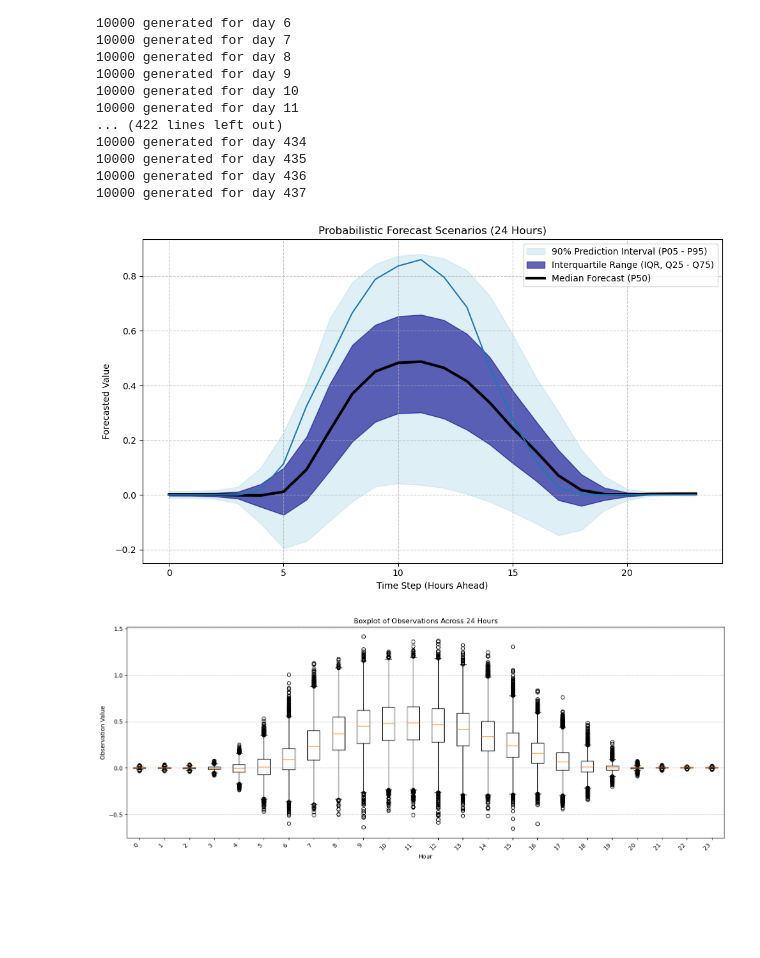
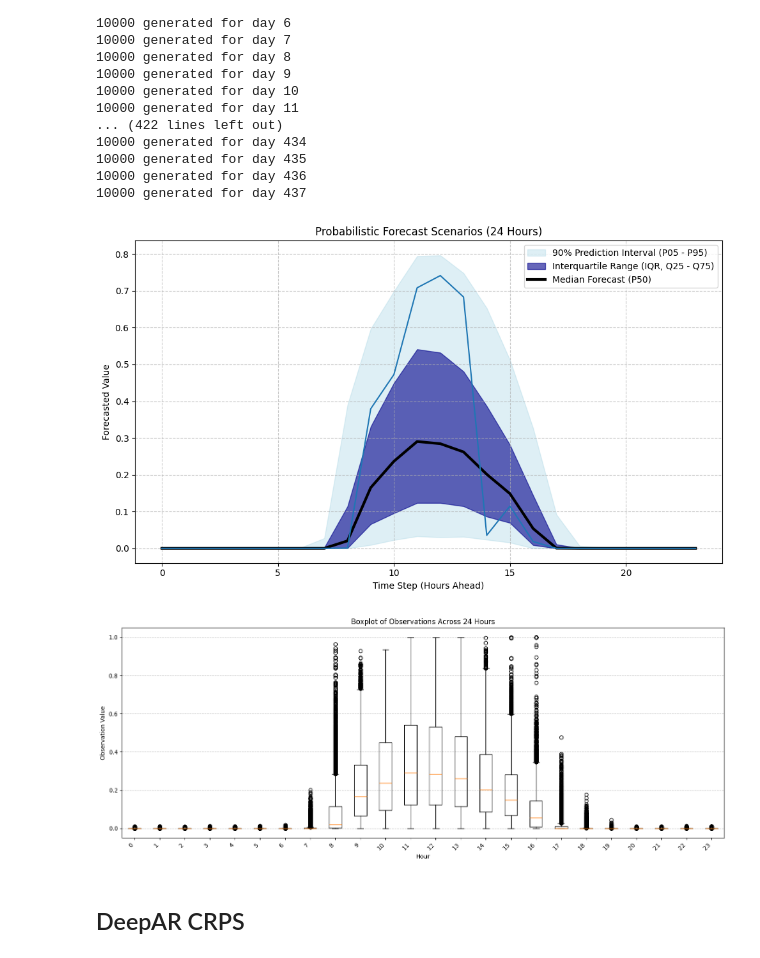
Before and after one commit to Joris-Dprtr/stochastic_programming, a Jupyter notebook: toy_example.ipynb, the cells around one changed output. Cells and saved outputs as stored; diff of their text form; code cells hidden in the pictures; blank space fills up the shorter version.

```diff
--- a/toy_example.ipynb
+++ b/toy_example.ipynb
@@ -95,12 +96,12 @@ X_train.shape, X_test.shape, y_train.shape, y_test.shape
 # %%
 deepar = DeepAR(input_size=3,
                 hidden_size=200,
-                num_layers=2,
+                num_layers=3,
                 dropout=0.5,
                 distr_output=distribution
                 )
 # %%
-trainer = Training(deepar,X_train,y_train, X_test, y_test, epochs=50,batch_size=64, learning_rate=0.001)
+trainer = Training(deepar,X_train,y_train, X_test, y_test, epochs=200,batch_size=32, learning_rate=0.0001)
 # %%
 state_dict_list, best_epoch = trainer.fit(verbose=True)
 # %% [output]
@@ -125,7 +153,7 @@ NUM_SCENARIOS = 10000
 hours = range(0,X_test.shape[0],24)
 deepar.eval()
 
-all_days = torch.empty((int(X_test.shape[0]/24), forecast_period, NUM_SCENARIOS), device=device)
+all_days = torch.empty((X_test_day.shape[0], forecast_period, NUM_SCENARIOS), device=device)
 
 with torch.no_grad():
 
@@ -151,9 +179,19 @@ with torch.no_grad():
         )
         params_t_plus_1 = deepar.linear(last_output.squeeze(0).squeeze(0))
 
-        mu_t1 = params_t_plus_1[0]
-        sigma_t1 = F.softplus(params_t_plus_1[1]) + 1e-6
-        # Extract future exogenous features for the recursive loop
+        if distribution == 'gaussian':
+            mu_t1 = params_t_plus_1[0]
+            sigma_t1 = F.softplus(params_t_plus_1[1]) + 1e-6
+            mu_t1_batch = mu_t1.repeat(NUM_SCENARIOS)
+            sigma_t1_batch = sigma_t1.repeat(NUM_SCENARIOS)
+            current_sampled_value = torch.normal(mu_t1_batch, sigma_t1_batch)
+
+        else:
+            alpha_t1 =  F.softplus(params_t_plus_1[0]) + 1e-6
+            beta_t1 = F.softplus(params_t_plus_1[1]) + 1e-6
+            alpha_t1_batch = alpha_t1.repeat(NUM_SCENARIOS)
+            beta_t1_batch = beta_t1.repeat(NUM_SCENARIOS)
+            current_sampled_value = torch.distributions.Beta(alpha_t1_batch, beta_t1_batch).sample()
 
         # Shape [24, 2] (24 steps of features, starting from t+1)
         # Note: future_exog_features must include features for t+1 through t+24
@@ -166,14 +204,8 @@ with torch.no_grad():
         c_s = c_initial_single.unsqueeze(1).repeat(1, NUM_SCENARIOS, 1) # Shape: [num_layers, 1000, hidden_size]
 
         # 2. Sample the First Value Y_{t+1} for the entire batch
-
-        # mu_t1/sigma_t1 shape: [1]. We replicate the distribution params 1000 times
-        mu_t1_batch = mu_t1.repeat(NUM_SCENARIOS)
-        sigma_t1_batch = sigma_t1.repeat(NUM_SCENARIOS)
-
         # Sample the entire batch of 1000 values for Y_{t+1}
         # Shape: [1000]
-        current_sampled_value = torch.normal(mu_t1_batch, sigma_t1_batch)
 
         # Initialize the scenario path tensor [24 steps, 1000 scenarios]
         scenario_path_tensor = torch.empty(forecast_period, NUM_SCENARIOS, device=device)
@@ -205,11 +237,16 @@ with torch.no_grad():
             # out.squeeze(0) shape: [1000, hidden_size]
             params = deepar.linear(out) # params shape: [1000, 2]
 
-            mu = params[:,0, 0]    # shape: [1000]
-            sigma = F.softplus(params[:,0, 1]) + 1e-6 # shape: [1000]
+            if distribution == 'gaussian':
+                mu = params[:,0, 0]    # shape: [1000]
+                sigma = F.softplus(params[:,0, 1]) + 1e-6 # shape: [1000]
+                # Sample the next value Y_{t+i} for the entire batch
+                current_sampled_value = torch.normal(mu, sigma)
 
-            # Sample the next value Y_{t+i} for the entire batch
-            current_sampled_value = torch.normal(mu, sigma)
+            else:
+                alpha =  F.softplus(params[:,0,0]) + 1e-6
+                beta = F.softplus(params[:,0,1]) + 1e-6
+                current_sampled_value = torch.distributions.Beta(alpha, beta).sample()
 
             # Store the result
             scenario_path_tensor[i] = current_sampled_value
@@ -237,7 +274,7 @@ with torch.no_grad():
 10000 generated for day 436
 10000 generated for day 437
 # %%
-day = 200
+day = 100
 # %%
 scenarios_array = np.array(all_days[day,:,:].cpu())
 df_scenarios = pd.DataFrame(scenarios_array)
@@ -271,42 +308,42 @@ plt.fill_between(
 plt.fill_between(
     quantiles['Time Step'],
     quantiles['Q25'],
     quantiles['Q75'],
     color='darkblue',
     alpha=0.6,
     label='Interquartile Range (IQR, Q25 - Q75)'
 )
 
 # c) Median (P50) (Thick Line)
 plt.plot(
     quantiles['Time Step'],
     quantiles['Q50_Median'],
     color='black',
     linewidth=3,
     label='Median Forecast (P50)'
 )
 
-plt.plot(y_test[day*24])
+plt.plot(y_test_day[day])
 
 
 # Final Touches
 plt.title('Probabilistic Forecast Scenarios (24 Hours)')
 plt.xlabel('Time Step (Hours Ahead)')
 plt.ylabel('Forecasted Value') # Adjust this label if you have specific units (e.g., kW, €)
 plt.legend()
 plt.grid(True, linestyle='--', alpha=0.7)
 plt.tight_layout()
 
 plt.show() # Display the plot
 # %% [output]
-[figure, old version]
+[figure, new version]
 # %%
 # 1. Set the figure size for better display of 24 boxplots
 plt.figure(figsize=(15, 6))
 
 # 2. Generate the boxplots
 # We use df.values to get the underlying NumPy array, and df.columns for labels.
-plt.boxplot(df_scenarios.transpose().values, tick_labels=df_scenarios.transpose().columns)
+plt.boxplot(df_scenarios.transpose().values, labels=df_scenarios.transpose().columns)
 
 # 3. Add labels and title for clarity
 plt.title('Boxplot of Observations Across 24 Hours')
@@ -323,4 +360,4 @@ plt.tight_layout()
 # 6. Display or save the plot
 plt.show()
 # %% [output]
-[figure, old version]
+[figure, new version]
@@ -331,3 +364,5 @@ from torchmetrics.regression import ContinuousRankedProbabilityScore
+# %% [markdown]
+## DeepAR CRPS
 # %%
 crps = ContinuousRankedProbabilityScore().to(device)
 
```
Also changed, not shown: parts of 27 cells of this notebook.
